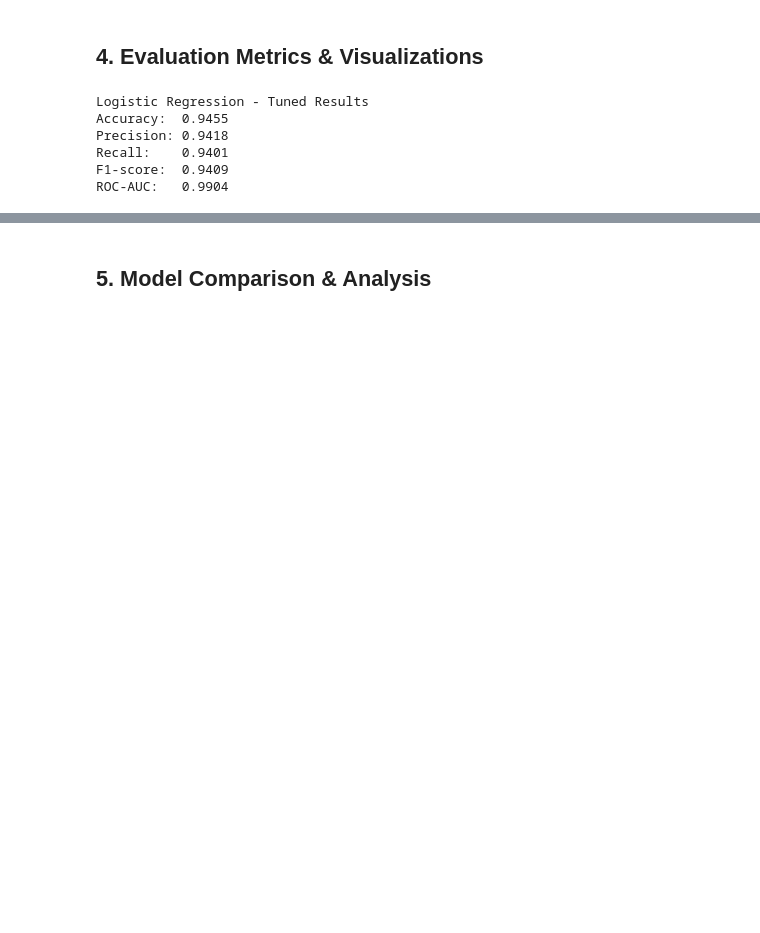
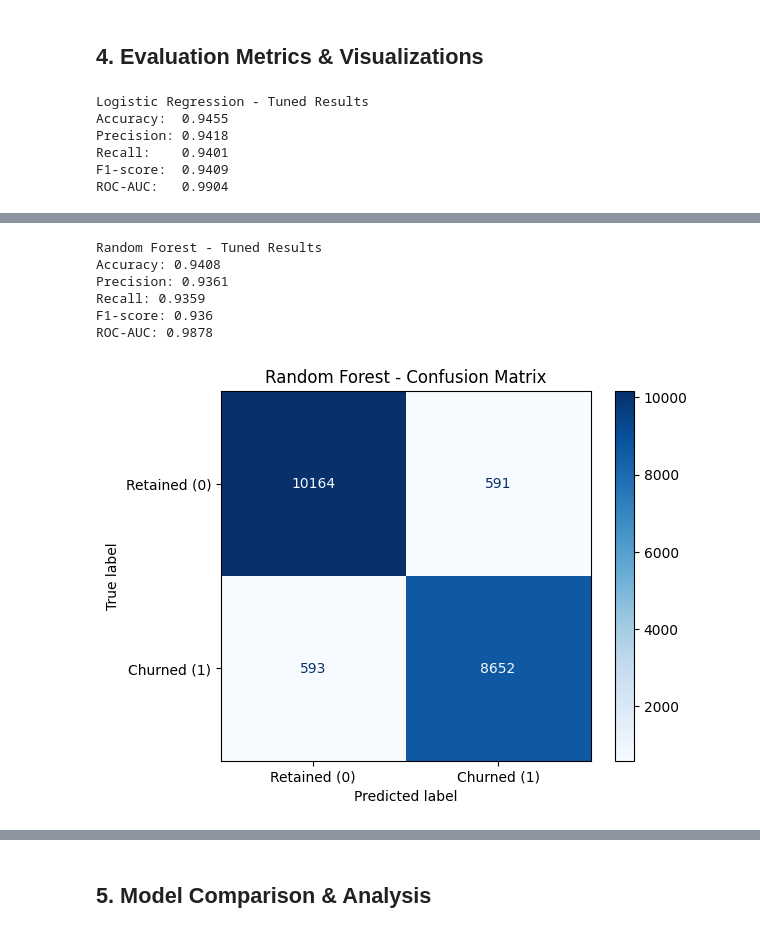
Before and after one commit to jooryA/SWE485-Project-Group6, a Jupyter notebook: Phase1_Supervised_Learning.ipynb, the cells around one changed output, grey strips where cells are left out. Drawn from its saved outputs; the diff is of its cells as text; code cells hidden in the pictures; blank space fills up the shorter version.

```diff
--- a/Phase1_Supervised_Learning.ipynb
+++ b/Phase1_Supervised_Learning.ipynb
@@ -290,0 +418,49 @@ plt.show()
+# %%
+#Model 2 - Random Forest
+
+# Get the best tuned Random Forest model
+rf_tuned_model = rf_grid_search.best_estimator_
+
+# Make predictions
+rf_tuned_pred = rf_tuned_model.predict(X_test)
+rf_tuned_prob = rf_tuned_model.predict_proba(X_test)[:, 1]
+
+# Calculate metrics
+rf_tuned_accuracy = accuracy_score(y_test, rf_tuned_pred)
+rf_tuned_precision = precision_score(y_test, rf_tuned_pred)
+rf_tuned_recall = recall_score(y_test, rf_tuned_pred)
+rf_tuned_f1 = f1_score(y_test, rf_tuned_pred)
+rf_tuned_roc_auc = roc_auc_score(y_test, rf_tuned_prob)
+
+print("Random Forest - Tuned Results")
+print("Accuracy:", round(rf_tuned_accuracy, 4))
+print("Precision:", round(rf_tuned_precision, 4))
+print("Recall:", round(rf_tuned_recall, 4))
+print("F1-score:", round(rf_tuned_f1, 4))
+print("ROC-AUC:", round(rf_tuned_roc_auc, 4))
+# %% [output]
+Random Forest - Tuned Results
+Accuracy: 0.9408
+Precision: 0.9361
+Recall: 0.9359
+F1-score: 0.936
+ROC-AUC: 0.9878
+# %%
+#Model 2 - Random Forest
+
+import matplotlib.pyplot as plt
+from sklearn.metrics import ConfusionMatrixDisplay
+
+# Confusion Matrix for Tuned Random Forest
+ConfusionMatrixDisplay.from_predictions(
+    y_test,
+    rf_tuned_pred,
+    display_labels=["Retained (0)", "Churned (1)"],
+    cmap="Blues",
+    values_format="d"
+)
+
+plt.title("Random Forest - Confusion Matrix")
+plt.show()
+# %% [output]
+[figure, added]
```
Also changed, not shown: parts of 13 cells of this notebook.
